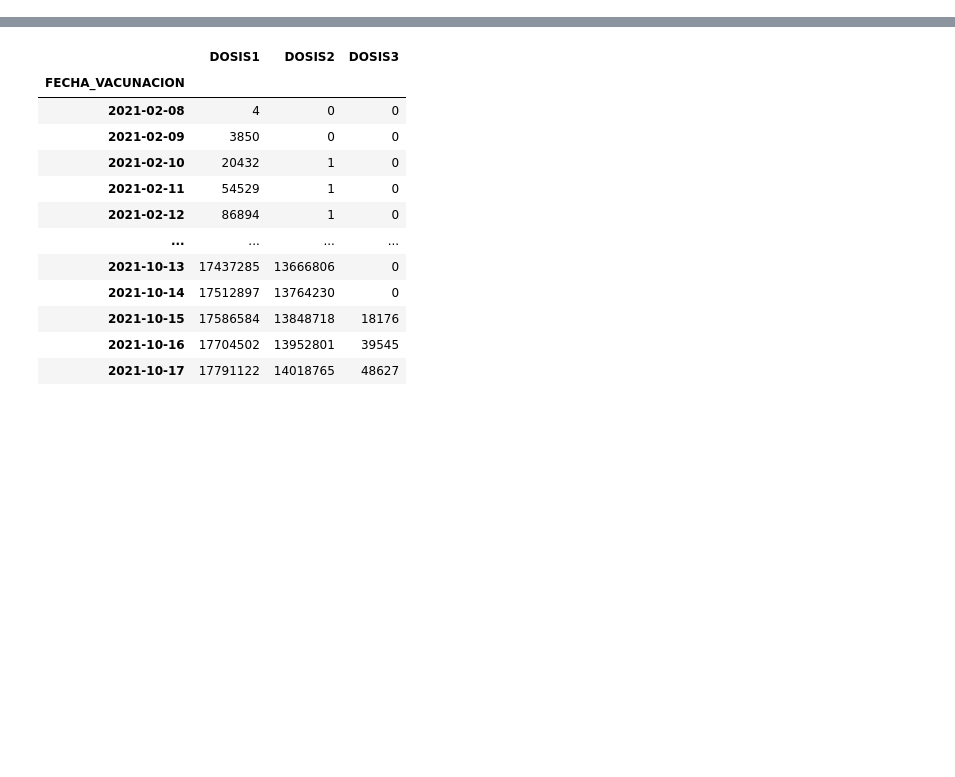
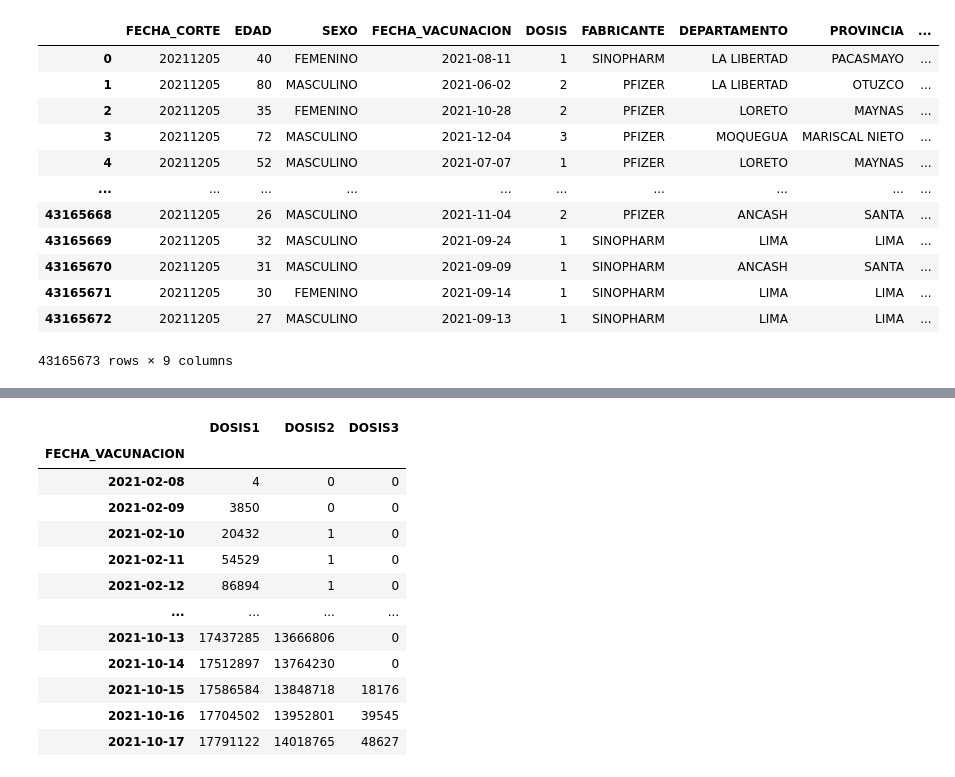
Before and after one commit to annaabsi/git-scraper-vacunacion, a Jupyter notebook: notebooks/scraper.ipynb, the cells around one changed output, grey strips where cells are left out. Saved outputs shown, nothing was run; the diff lists cells and outputs as text; code cells hidden in the pictures; blank space fills up the shorter version.

```diff
--- a/notebooks/scraper.ipynb
+++ b/notebooks/scraper.ipynb
@@ -1,9 +1,24 @@
 # %%
 import pandas as pd
 #df=pd.read_csv('https://cloud.minsa.gob.pe/s/To2QtqoNjKqobfw/download', usecols=['FECHA_CORTE', 'EDAD', 'SEXO', 'FECHA_VACUNACION', 'DOSIS', 'DEPARTAMENTO', 'FABRICANTE'],parse_dates=['FECHA_VACUNACION'])
 df=pd.read_csv('vacunas_covid.csv', usecols=['FECHA_CORTE', 'EDAD', 'SEXO', 'FECHA_VACUNACION', 'DOSIS', 'DEPARTAMENTO', 'PROVINCIA', 'DISTRITO', 'FABRICANTE'], parse_dates=['FECHA_VACUNACION'])
 fecha_corte=df['FECHA_CORTE'].drop_duplicates().set_axis(['fecha_corte'])
 #fecha_corte.to_json("../resultados/fecha_corte.json")
+df
+# %% [output]
+|  | FECHA_CORTE | EDAD | SEXO | FECHA_VACUNACION | DOSIS | FABRICANTE | DEPARTAMENTO | PROVINCIA | ... |
+| 0 | 20211205 | 40 | FEMENINO | 2021-08-11 | 1 | SINOPHARM | LA LIBERTAD | PACASMAYO | ... |
+| 1 | 20211205 | 80 | MASCULINO | 2021-06-02 | 2 | PFIZER | LA LIBERTAD | OTUZCO | ... |
+| 2 | 20211205 | 35 | FEMENINO | 2021-10-28 | 2 | PFIZER | LORETO | MAYNAS | ... |
+| 3 | 20211205 | 72 | MASCULINO | 2021-12-04 | 3 | PFIZER | MOQUEGUA | MARISCAL NIETO | ... |
+| 4 | 20211205 | 52 | MASCULINO | 2021-07-07 | 1 | PFIZER | LORETO | MAYNAS | ... |
+| ... | ... | ... | ... | ... | ... | ... | ... | ... | ... |
+| 43165668 | 20211205 | 26 | MASCULINO | 2021-11-04 | 2 | PFIZER | ANCASH | SANTA | ... |
+| 43165669 | 20211205 | 32 | MASCULINO | 2021-09-24 | 1 | SINOPHARM | LIMA | LIMA | ... |
+| 43165670 | 20211205 | 31 | MASCULINO | 2021-09-09 | 1 | SINOPHARM | ANCASH | SANTA | ... |
+| 43165671 | 20211205 | 30 | FEMENINO | 2021-09-14 | 1 | SINOPHARM | LIMA | LIMA | ... |
+| 43165672 | 20211205 | 27 | MASCULINO | 2021-09-13 | 1 | SINOPHARM | LIMA | LIMA | ... |
+43165673 rows × 9 columns
 # %%
 #DIARIO DOSIS 1 Y DOSIS 2
 df_ambas_dosis=df[['FECHA_VACUNACION','DOSIS','SEXO']].groupby(['FECHA_VACUNACION','DOSIS']).count()
```
Also changed, not shown: parts of 4 cells of this notebook, 1 other file.
